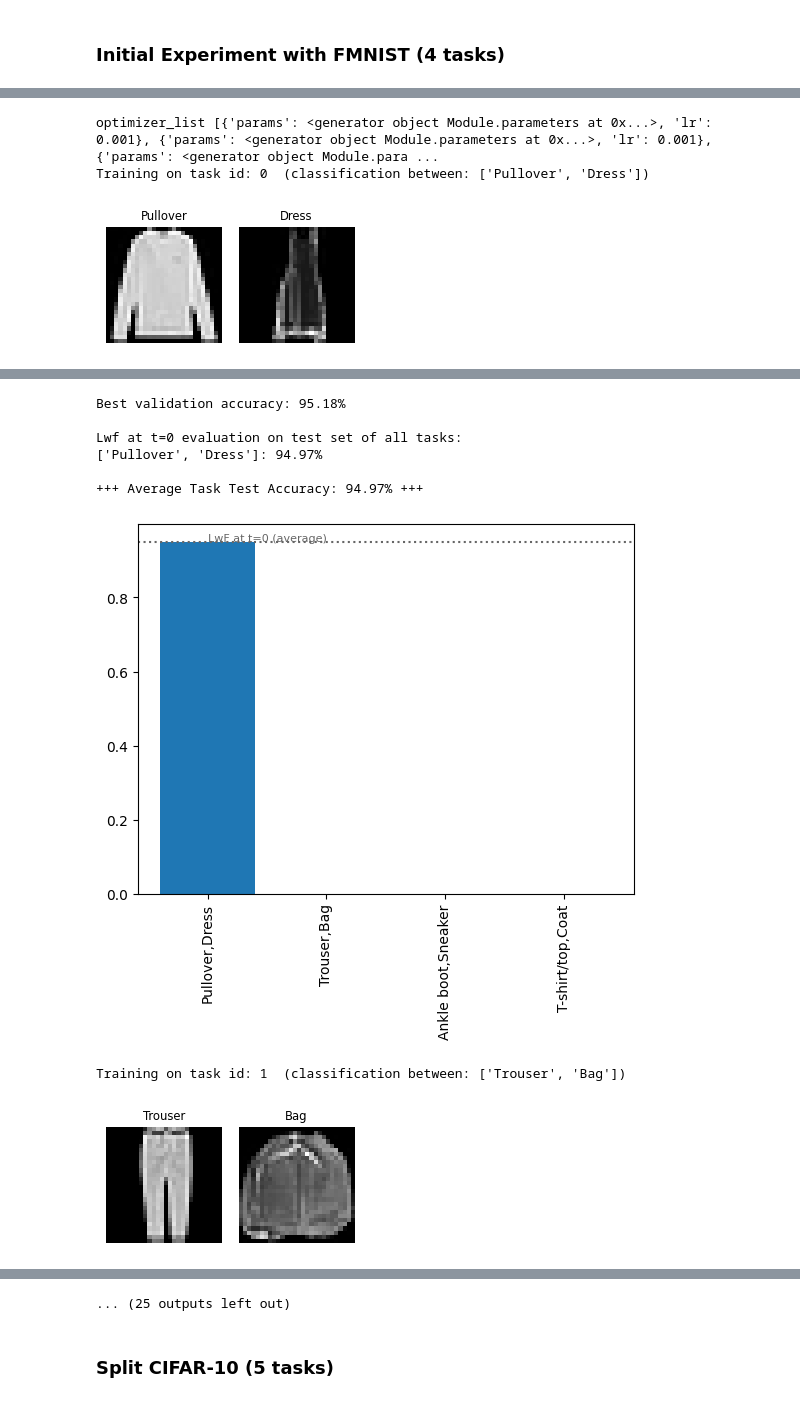
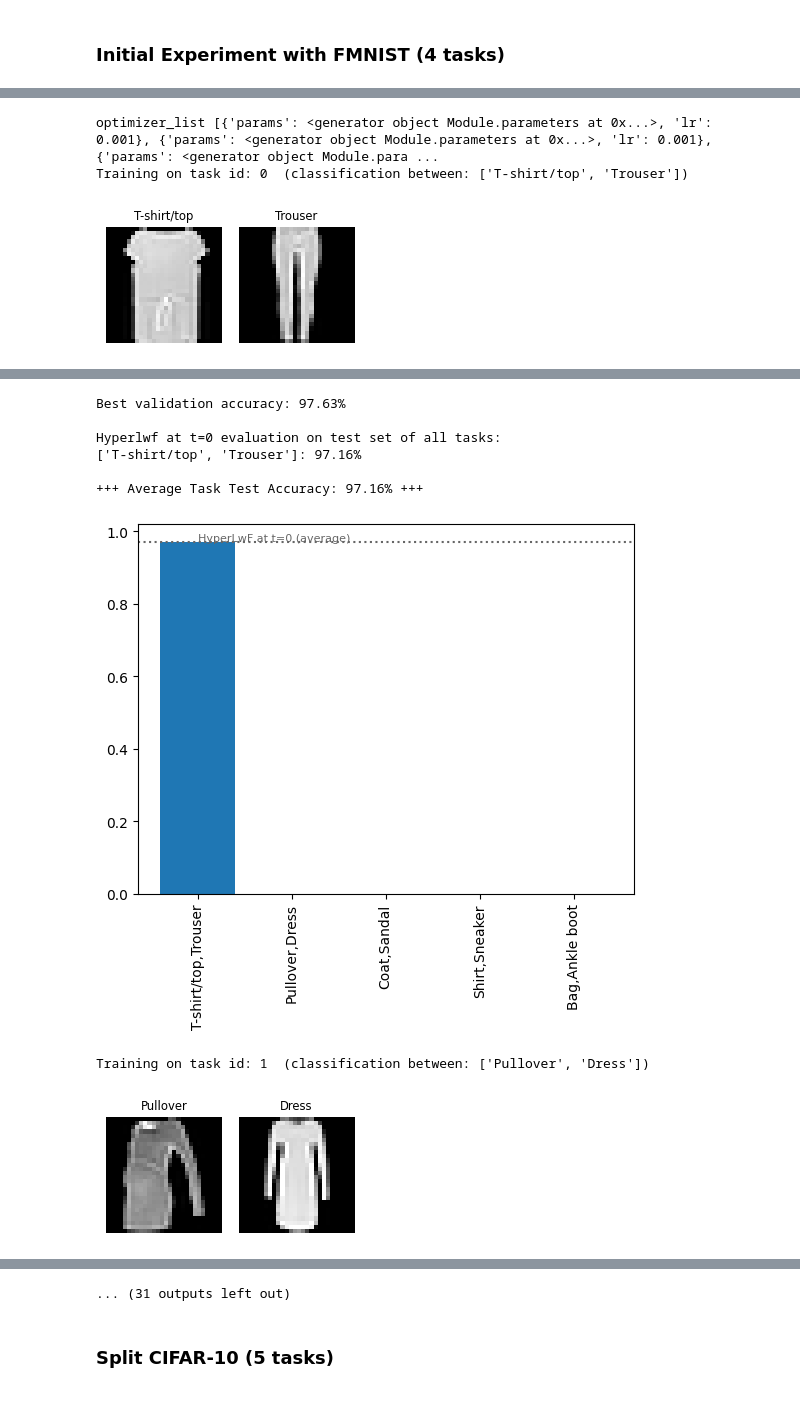
Before and after one commit to Neilus03/PAH, a Jupyter notebook: only_hyperCMTL.ipynb, the cells around one changed output, grey strips where cells are left out. Cells and saved outputs as stored; diff of their text form; code cells hidden in the pictures.

```diff
--- a/only_hyperCMTL.ipynb
+++ b/only_hyperCMTL.ipynb
@@ -132,10 +135,28 @@ transform = transforms.Compose([
 
 # Transform the dataset
 train_dataset, validation_dataset, test_dataset = MLclf.miniimagenet_clf_dataset(
-    ratio_train=0.6,  # 60% for training
-    ratio_val=0.2,    # 20% for validation
+    ratio_train=0.64,  # 60% for training
+    ratio_val=0.16,    # 20% for validation
     seed_value=None,  # For reproducibility, set an integer seed
     shuffle=True,     # Shuffle the dataset
     transform=transform,
     save_clf_data=True  # Save the transformed data
 )
+
+train_loader = DataLoader(dataset=train_dataset, batch_size=128, shuffle=True, num_workers=0)
+validation_loader = DataLoader(dataset=validation_dataset, batch_size=128, shuffle=False, num_workers=0)
+test_loader = DataLoader(dataset=test_dataset, batch_size=128, shuffle=False, num_workers=0)
+
+labels_to_marks = MLclf.labels_to_marks['mini-imagenet']
+marks_to_labels = MLclf.marks_to_labels['mini-imagenet']
+
+print(f'MiniImagenet: {len(train_dataset) + len(validation_dataset) + len(test_dataset)} samples')
+
+# Print class names
+for idx, class_name in marks_to_labels.items():
+    print(f'{idx}: {class_name}')
+
+print(f'Number of classes: {len(marks_to_labels)}')
+print(f'Number of training samples: {len(train_dataset)}, 600 samples per each of the {len(train_dataset) // 600} classes')
+print(f'Number of validation samples: {len(validation_dataset)}, 600 samples per each of the {len(validation_dataset) // 600} classes')
+print(f'Number of test samples: {len(test_dataset)}, 600 samples per each of the {len(test_dataset) // 600} classes')
@@ -1341,11 +1387,12 @@ def test_evaluate(
 # divide the classes along different time steps:
 
 timestep_task_classes = {
-    0: ['Pullover', 'Dress'], # task 0
-    1: ['Trouser', 'Bag'],   # task 1
-    2: ['Ankle boot', 'Sneaker'], # task 2
-    3: ['T-shirt/top', 'Coat'], # task 3
-    }
+    0: ['T-shirt/top', 'Trouser'],
+    1: ['Pullover', 'Dress'],
+    2: ['Coat', 'Sandal'],
+    3: ['Shirt', 'Sneaker'],
+    4: ['Bag', 'Ankle boot']
+}
 
 # PIL image preprocessing transform:
 preprocess = transforms.Compose([
@@ -1440,12 +1489,12 @@ torch.manual_seed(0)
 
 device = torch.device("cuda" if torch.cuda.is_available() else "cpu")
 
-model = HyperCMTL(num_instances=4, device=device, std=0.01, channels=1).to(device)
+model = HyperCMTL(num_instances=len(timestep_task_classes), device=device, std=0.01, channels=1).to(device)
 
 previous_model = None
 
 ### training hyperparameters:
-EPOCHS_PER_TIMESTEP = 4
+EPOCHS_PER_TIMESTEP = 5
 lr     = 1e-4  # initial learning rate
 l2_reg = 1e-6  # L2 weight decay term (0 means no regularisation)
 temperature = 2.0  # temperature scaling factor for distillation loss
@@ -1580,5 +1629,5 @@ print(f'Final average test accuracy: {final_avg_test_acc:.2%}')
 # print(f'  (baseline): {np.mean(baseline_taskwise_test_accs):.2%}')
 # %% [output]
 optimizer_list [{'params': <generator object Module.parameters at 0x...>, 'lr': 0.001}, {'params': <generator object Module.parameters at 0x...>, 'lr': 0.001}, {'params': <generator object Module.para ...
-Training on task id: 0  (classification between: ['Pullover', 'Dress'])
+Training on task id: 0  (classification between: ['T-shirt/top', 'Trouser'])
-[figure, old version]
+[figure, new version]
@@ -1590,9 +1640,9 @@ E3 loss:0.18|v:0.17| acc t:94.5%|v:95.2%
-Best validation accuracy: 95.18%
-
-Lwf at t=0 evaluation on test set of all tasks:
-['Pullover', 'Dress']: 94.97%
-
-+++ Average Task Test Accuracy: 94.97% +++
+Best validation accuracy: 97.63%
+
+Hyperlwf at t=0 evaluation on test set of all tasks:
+['T-shirt/top', 'Trouser']: 97.16%
+
++++ Average Task Test Accuracy: 97.16% +++
-[figure, old version]
+[figure, new version]
-Training on task id: 1  (classification between: ['Trouser', 'Bag'])
+Training on task id: 1  (classification between: ['Pullover', 'Dress'])
-[figure, old version]
+[figure, new version]
@@ -1600,4 +1649,4 @@ E0 loss:0.55|v:0.29| acc t:63.9%|v:89.4%
-... (25 outputs left out)
+... (31 outputs left out)
 # %% [markdown]
 ### Split CIFAR-10 (5 tasks)
 # %%
```
Also changed, not shown: parts of 14 cells of this notebook.
